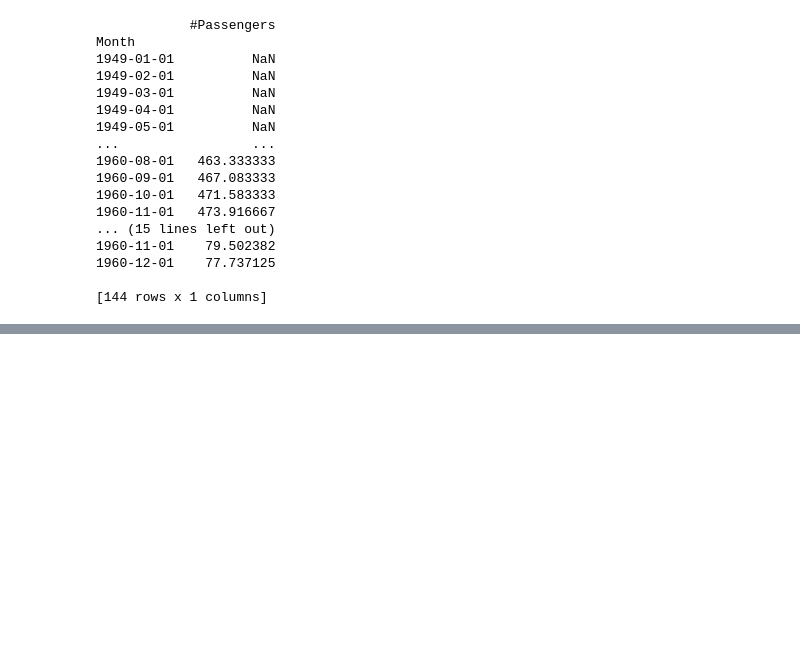
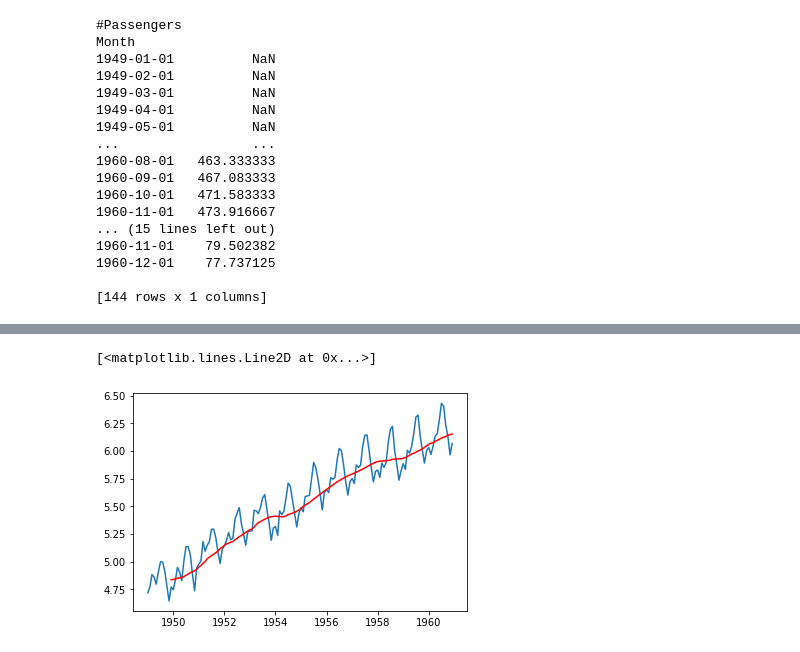
Before and after one commit to bhaskarnn9/TimeSeriesAnalysis, a Jupyter notebook: AirPasenger_Forecast.ipynb, the cells around one changed output, grey strips where cells are left out. Cells and saved outputs as stored; diff of their text form; code cells hidden in the pictures; blank space fills up the shorter version.

```diff
--- a/AirPasenger_Forecast.ipynb
+++ b/AirPasenger_Forecast.ipynb
@@ -126,0 +159,8 @@ plt.legend(loc='best')
+# %%
+moving_average = indexed_data_logscale.rolling(window=12).mean()
+moving_std = indexed_data_logscale.rolling(window=12).std()
+plt.plot(indexed_data_logscale)
+plt.plot(moving_average, color='red')
+# %% [output]
+[<matplotlib.lines.Line2D at 0x...>]
+[figure, added]
```
Also changed, not shown: parts of 14 cells of this notebook, 1 other file.
